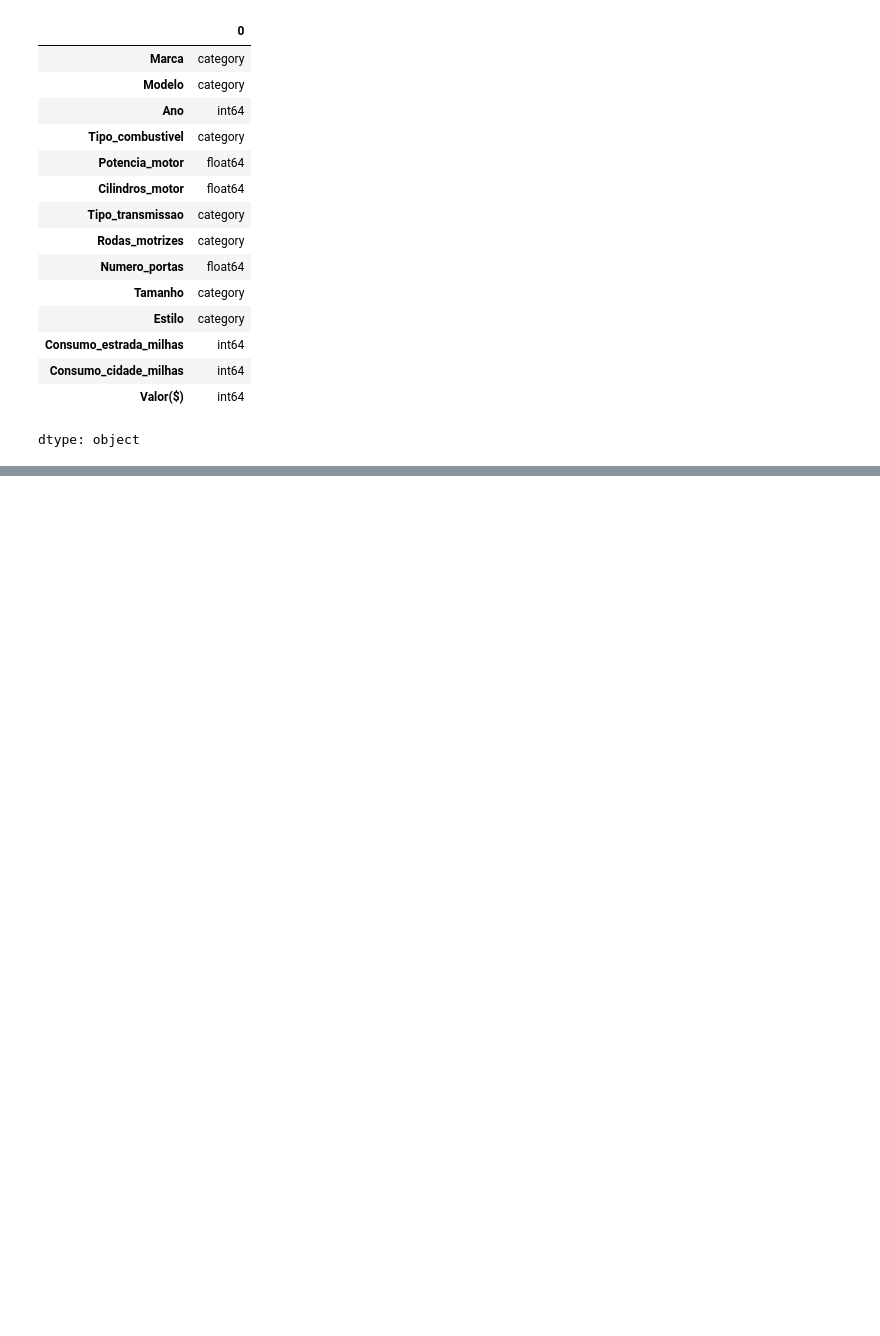
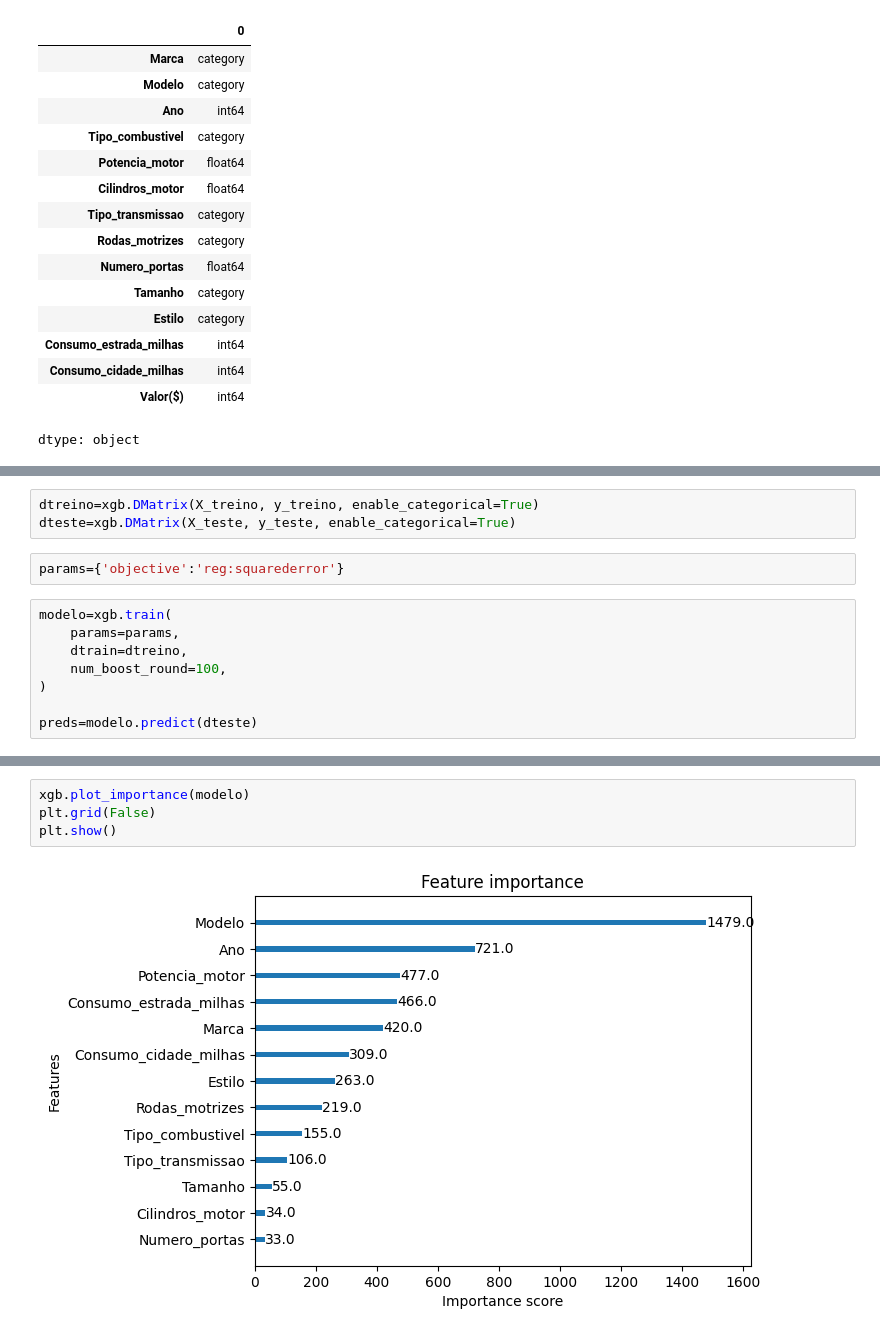
Before and after one commit to marcoamolinaro/machine-learning-alura, a Jupyter notebook: Regressão_Aprimorando_os_resultados_com_XGBoost/Projeto_Precificação_Automoveis_Usados.ipynb, the cells around one changed output, grey strips where cells are left out. Saved outputs shown, nothing was run; the diff lists cells and outputs as text; blank space fills up the shorter version.

```diff
--- a/Regressão_Aprimorando_os_resultados_com_XGBoost/Projeto_Precificação_Automoveis_Usados.ipynb
+++ b/Regressão_Aprimorando_os_resultados_com_XGBoost/Projeto_Precificação_Automoveis_Usados.ipynb
@@ -70,0 +133,13 @@ dtype: object
+# %%
+dtreino=xgb.DMatrix(X_treino, y_treino, enable_categorical=True)
+dteste=xgb.DMatrix(X_teste, y_teste, enable_categorical=True)
+# %%
+params={'objective':'reg:squarederror'}
+# %%
+modelo=xgb.train(
+    params=params,
+    dtrain=dtreino,
+    num_boost_round=100,
+)
+
+preds=modelo.predict(dteste)
@@ -70,0 +152,6 @@ dtype: object
+# %%
+xgb.plot_importance(modelo)
+plt.grid(False)
+plt.show()
+# %% [output]
+[figure, added]
```
Also changed, not shown: parts of 11 cells of this notebook.
